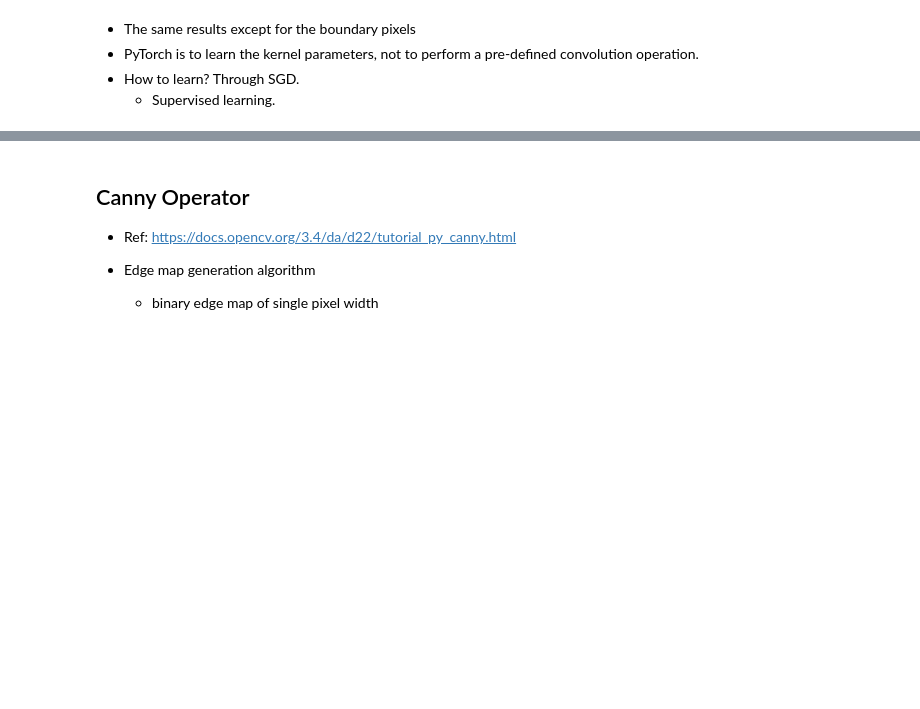
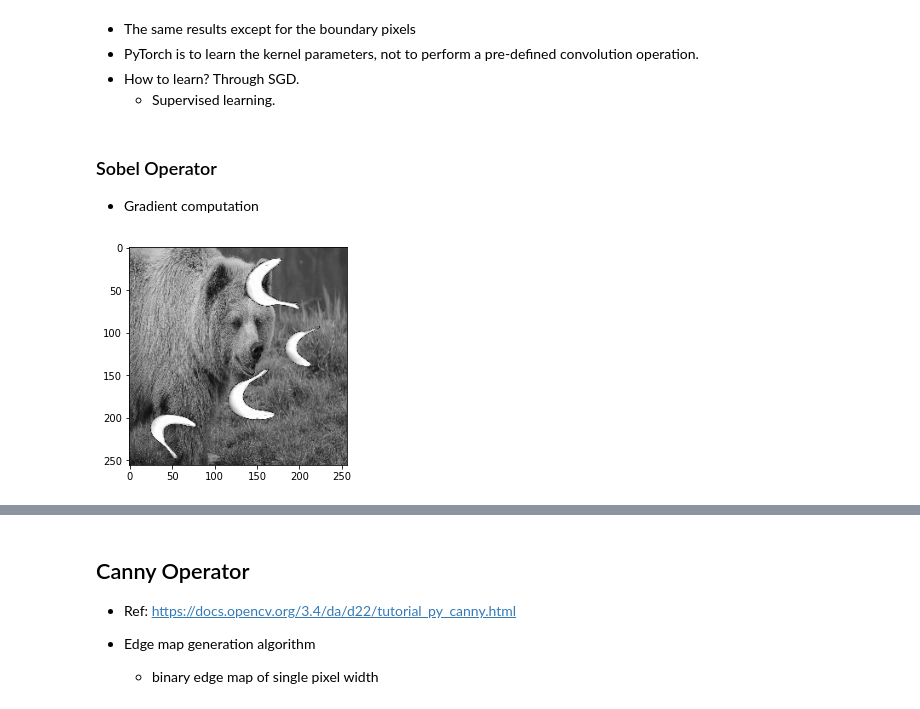
Before and after one commit to yongduek/GKSG008, a Jupyter notebook: d2l-en/pytorch/chapter_convolutional-neural-networks/intro_convolution.ipynb, the cells around one changed output, grey strips where cells are left out. Cells and saved outputs as stored; diff of their text form; code cells hidden in the pictures; blank space fills up the shorter version.

```diff
--- a/d2l-en/pytorch/chapter_convolutional-neural-networks/intro_convolution.ipynb
+++ b/d2l-en/pytorch/chapter_convolutional-neural-networks/intro_convolution.ipynb
@@ -131,3 +140,13 @@ plt.imshow(diff); #, cmap='gray');
 - PyTorch is to learn the kernel parameters, not to perform a pre-defined convolution operation.
 - How to learn? Through SGD.
     - Supervised learning.
+# %% [markdown]
+### Sobel Operator
+
+- Gradient computation
+# %%
+hsv = cv2.cvtColor(img, cv2.COLOR_RGB2HSV)
+im = hsv[:,:,2].astype(np.float32)  # image brightness only
+plt.imshow(im, 'gray');
+# %% [output]
+[figure, added]
```
Also changed, not shown: parts of 22 cells of this notebook.
